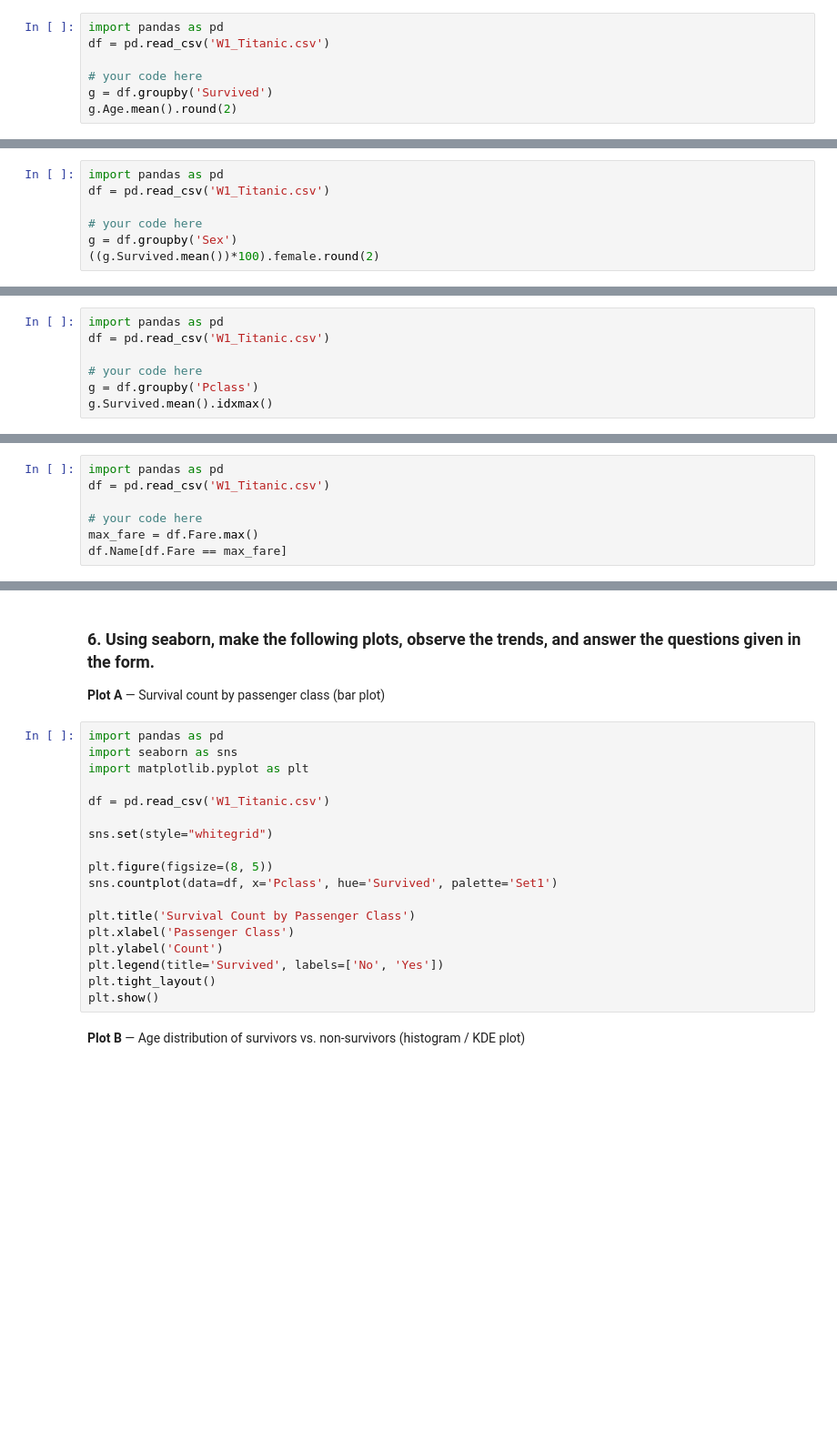
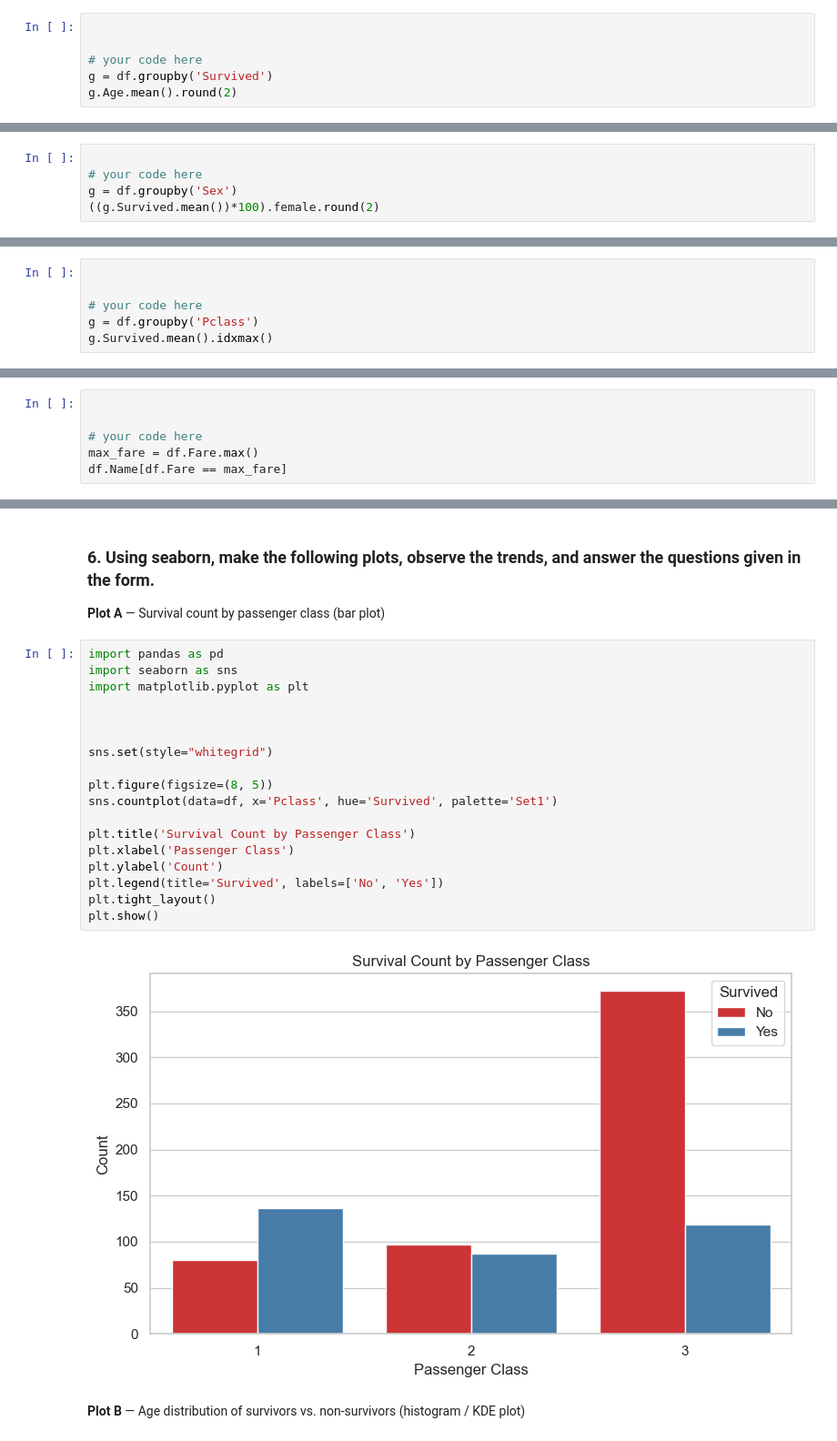
Before and after one commit to bsoc-bitbyte/Summer-of-ML-26, a Jupyter notebook: SoM-2026/Week-1/25BCS172/bonus/W1_Titanic.ipynb, the cells around one changed output, grey strips where cells are left out. Shown at 91% size. Cells and saved outputs as stored; diff of their text form; blank space fills up the shorter version.

```diff
--- a/SoM-2026/Week-1/25BCS172/bonus/W1_Titanic.ipynb
+++ b/SoM-2026/Week-1/25BCS172/bonus/W1_Titanic.ipynb
@@ -199,8 +185,7 @@ np.int64(342)
 
 *Note: Round your answer to 2 decimal places.*
 # %%
-import pandas as pd
-df = pd.read_csv('W1_Titanic.csv')
+
 
 # your code here
 g = df.groupby('Survived')
@@ -213,8 +198,6 @@ Name: Age, dtype: float64
 # %% [markdown]
 ### 3. What percentage (up to 2 decimal places) of female passengers survived?
 # %%
-import pandas as pd
-df = pd.read_csv('W1_Titanic.csv')
 
 # your code here
 g = df.groupby('Sex')
@@ -226,8 +209,7 @@ np.float64(74.2)
 
 *Hint: Group by `Pclass` and find the mean of `Survived` for each class.*
 # %%
-import pandas as pd
-df = pd.read_csv('W1_Titanic.csv')
+
 
 # your code here
 g = df.groupby('Pclass')
@@ -237,8 +219,7 @@ np.int64(1)
 # %% [markdown]
 ### 5. What is the name of the passenger who paid the highest fare?
 # %%
-import pandas as pd
-df = pd.read_csv('W1_Titanic.csv')
+
 
 # your code here
 max_fare = df.Fare.max()
@@ -255,21 +236,23 @@ Name: Name, dtype: object
 # %%
 import pandas as pd
 import seaborn as sns
 import matplotlib.pyplot as plt
 
-df = pd.read_csv('W1_Titanic.csv')
+
 
 sns.set(style="whitegrid")
 
 plt.figure(figsize=(8, 5))
 sns.countplot(data=df, x='Pclass', hue='Survived', palette='Set1')
 
 plt.title('Survival Count by Passenger Class')
 plt.xlabel('Passenger Class')
 plt.ylabel('Count')
 plt.legend(title='Survived', labels=['No', 'Yes'])
 plt.tight_layout()
 plt.show()
+# %% [output]
+[figure, added]
 # %% [markdown]
 **Plot B** — Age distribution of survivors vs. non-survivors (histogram / KDE plot)
 # %%
```
Also changed, not shown: parts of 8 cells of this notebook, 2 other files.
